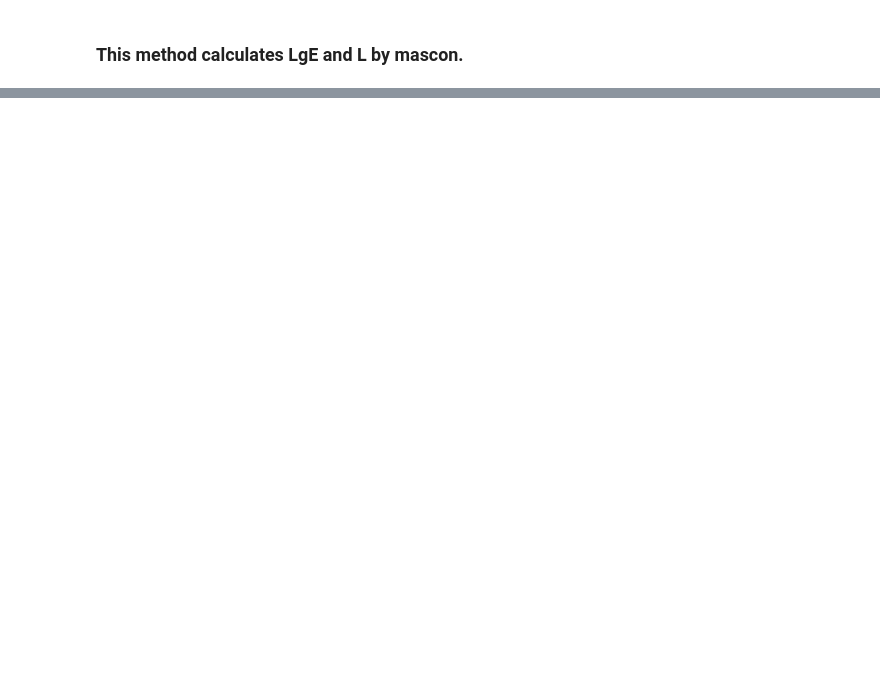
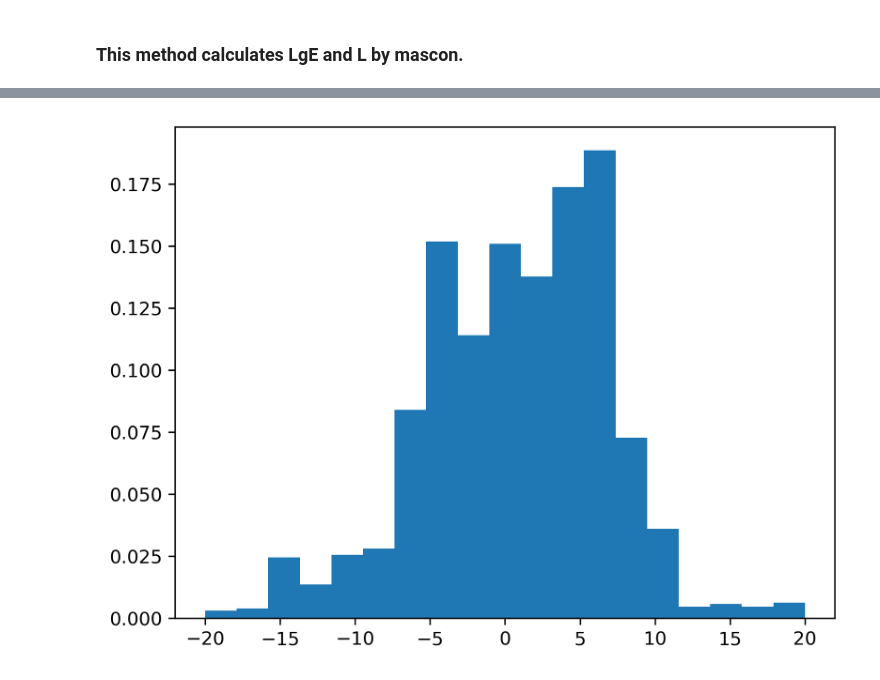
Before and after one commit to amandasyamsul/SLIQ, a Jupyter notebook: SLIQ-by-mascon.ipynb, the cells around one changed output, grey strips where cells are left out. Drawn from its saved outputs; the diff is of its cells as text; code cells hidden in the pictures; blank space fills up the shorter version.

Commit message:
iterated across all lat/lon bounds and added spherical analyses

```diff
--- a/SLIQ-by-mascon.ipynb
+++ b/SLIQ-by-mascon.ipynb
@@ -247 +66,8 @@ Total number of earthquakes appended: 245
+# %%
+import geopandas as gpd
+from shapely.geometry import Point, Polygon
+
+# Convert catalog to GeoDataFrame
+geometry = [Point(xy) for xy in zip(catalog['longitude'], catalog['latitude'])]
+catalog_gdf = gpd.GeoDataFrame(catalog, geometry=geometry, crs="EPSG:4326")# Handle the earthquakes by "mascon"
 # %%
@@ -311,2 +87,0 @@ def assign_cp(all_time_periods, earthquake_only, cp):
-# %%
-bins, cp_list, normalized_cp_list = get_cp(LgE_list, L_list, E_list, 'fd')
@@ -335,0 +103,80 @@ Text(0.5, 1.0, 'Histogram of event conditional probabilities')
+# %%
+import numpy as np
+import geopandas as gpd
+from shapely.geometry import Polygon
+from tqdm import tqdm
+import matplotlib.pyplot as plt
+
+# Initialize constants outside the loop
+lat_bounds = ds['lat_bounds'].data
+lon_bounds = ds['lon_bounds'].data
+dlat = (3 - 0.5) / 2
+dlon = (3 - 0.5) / 2
+cp = []
+
+# Create spatial index for catalog_gdf to optimize spatial joins
+catalog_gdf.sindex  # Builds the spatial index for faster queries
+
+# r = 200
+
+# for lat_idx in tqdm(range(r)):
+#     for lon_idx in range(r):
+
+# Loop through each latitude and longitude bound
+for lat_idx in tqdm(range(len(lat_bounds))):
+    for lon_idx in range(len(lon_bounds)):
+
+        # Extract lat/lon bounds and pad
+        lat_min, lat_max = lat_bounds[lat_idx]
+        lon_min, lon_max = lon_bounds[lon_idx]
+
+        lat_min, lat_max = max(lat_min - dlat, -90), min(lat_max + dlat, 90)
+        lon_min, lon_max = lon_min - dlon, lon_max + dlon
+
+        # Normalize longitude bounds
+        lon_min = (lon_min + 180) % 360 - 180
+        lon_max = (lon_max + 180) % 360 - 180
+
+        # Define bounding box polygon
+        if lon_min <= lon_max:
+            bbox = Polygon([
+                (lon_min, lat_min), (lon_min, lat_max),
+                (lon_max, lat_max), (lon_max, lat_min)
+            ])
+        else:
+            bbox = Polygon([(-180, lat_min), (-180, lat_max), (180, lat_max), (180, lat_min)])
+
+        bbox_gdf = gpd.GeoDataFrame([1], geometry=[bbox], crs="EPSG:4326")
+
+        # Optimized spatial join with catalog_gdf using precomputed spatial index
+        these_earthquakes = gpd.sjoin(catalog_gdf, bbox_gdf, how='inner', predicate='within')
+
+        # Skip to next iteration if no earthquakes
+        if these_earthquakes.empty:
+            continue
+
+        # Retrieve load data in batch (vectorized if possible)
+        these_loads = ds.isel(lat=lat_idx, lon=lon_idx)['lwe_thickness'].data.flatten()
+
+        # Calculate conditional probabilities
+        nt = 205  # per month
+        ng = (1 - np.cos((3 * np.pi / 180) / 2)) / 2 * 510e6 / 1e5  # per 100k square km
+        LgE = these_earthquakes.dmass
+        L = these_loads
+        E = len(these_earthquakes) / nt / ng
+
+        # Compute P(E|L)
+        bins, this_cp = get_cp(LgE, L, 'fd')
+        this_cp = this_cp * E
+        cp.append(this_cp)
+
+# Average conditional probabilities across all boxes
+cp_averaged = np.nanmean(np.array(cp), axis=0)
+
+# Plot the averaged conditional probabilities
+wid = np.mean(np.diff(bins))
+plt.subplots(dpi=300)
+plt.bar(bins[:-1], cp_averaged, width=wid, align='edge')
+plt.show()
+# %% [output]
+[figure, added]
```
Also changed, not shown: parts of 31 cells of this notebook.
